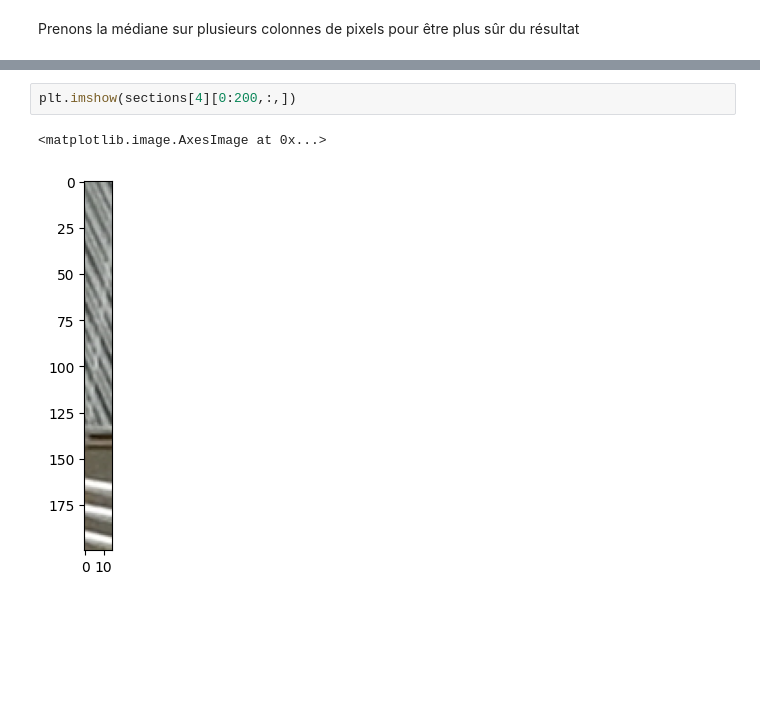
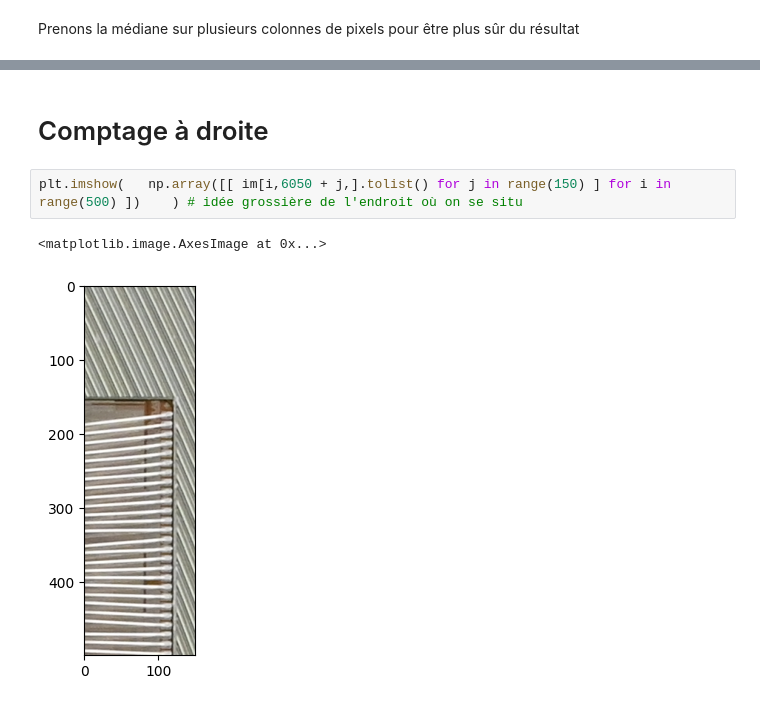
Before and after one commit to GabrielVandersippe/cern-cablage, a Jupyter notebook: Matthieu.ipynb, the cells around one changed output, grey strips where cells are left out. Drawn from its saved outputs; the diff is of its cells as text; blank space fills up the shorter version.

```diff
--- a/Matthieu.ipynb
+++ b/Matthieu.ipynb
@@ -76,5 +64,7 @@ plt.imshow(sections[3][0:200,:,])
-# %%
-plt.imshow(sections[4][0:200,:,])
-# %% [output]
-<matplotlib.image.AxesImage at 0x...>
-[figure, removed]
+# %% [markdown]
+# Comptage à droite
+# %%
+plt.imshow(   np.array([[ im[i,6050 + j,].tolist() for j in range(150) ] for i in range(500) ])    ) # idée grossière de l'endroit où on se situ
+# %% [output]
+<matplotlib.image.AxesImage at 0x...>
+[figure, added]
```
Also changed, not shown: parts of 15 cells of this notebook.
